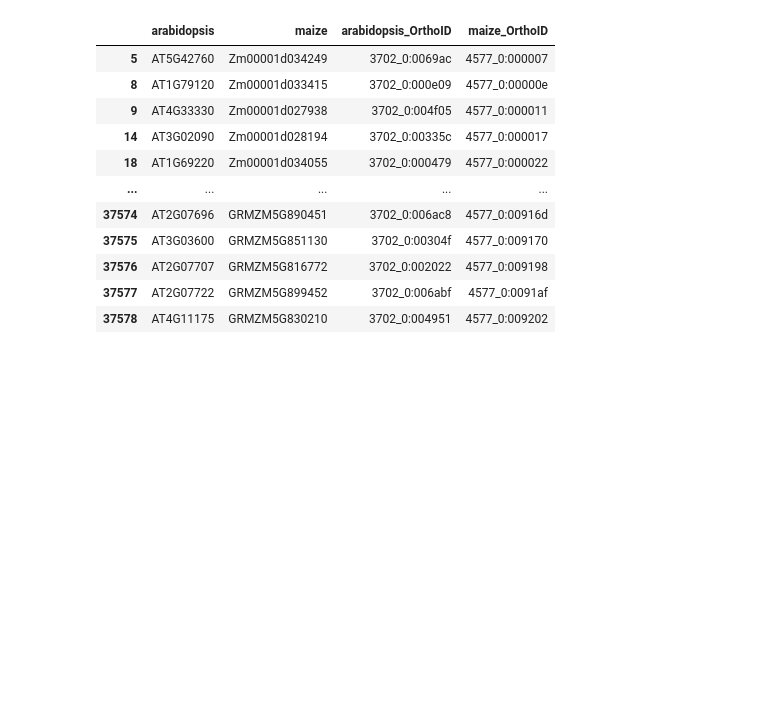
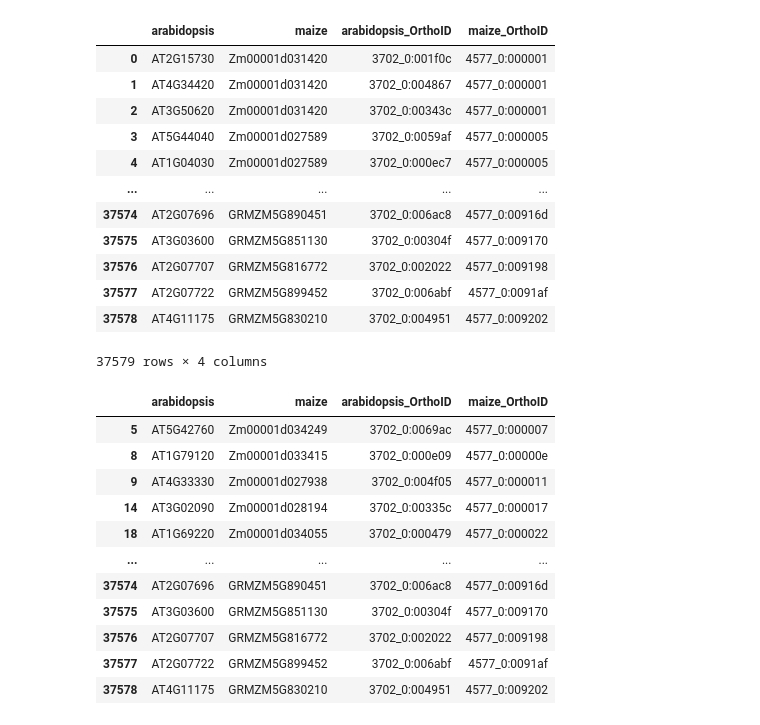
Before and after one commit to mikepassal/Jack_and_Dave_Maize_Meristem, a Jupyter notebook: n_to_m_best_expressalog_picking.ipynb, the cells around one changed output. Saved outputs shown, nothing was run; the diff lists cells and outputs as text; code cells hidden in the pictures; blank space fills up the shorter version.

```diff
--- a/n_to_m_best_expressalog_picking.ipynb
+++ b/n_to_m_best_expressalog_picking.ipynb
@@ -11,6 +11,22 @@ import scipy.stats
 import bottleneck as bn
 # %%
 maize_arab_map = pd.read_csv('/data/CoCoCoNet/orthologMaps/arabidopsis_maize_orthoNM.csv')
+# %%
+maize_arab_map
+# %% [output]
+|  | arabidopsis | maize | arabidopsis_OrthoID | maize_OrthoID |
+| 0 | AT2G15730 | Zm00001d031420 | 3702_0:001f0c | 4577_0:000001 |
+| 1 | AT4G34420 | Zm00001d031420 | 3702_0:004867 | 4577_0:000001 |
+| 2 | AT3G50620 | Zm00001d031420 | 3702_0:00343c | 4577_0:000001 |
+| 3 | AT5G44040 | Zm00001d027589 | 3702_0:0059af | 4577_0:000005 |
+| 4 | AT1G04030 | Zm00001d027589 | 3702_0:000ec7 | 4577_0:000005 |
+| ... | ... | ... | ... | ... |
+| 37574 | AT2G07696 | GRMZM5G890451 | 3702_0:006ac8 | 4577_0:00916d |
+| 37575 | AT3G03600 | GRMZM5G851130 | 3702_0:00304f | 4577_0:009170 |
+| 37576 | AT2G07707 | GRMZM5G816772 | 3702_0:002022 | 4577_0:009198 |
+| 37577 | AT2G07722 | GRMZM5G899452 | 3702_0:006abf | 4577_0:0091af |
+| 37578 | AT4G11175 | GRMZM5G830210 | 3702_0:004951 | 4577_0:009202 |
+37579 rows × 4 columns
 # %%
 maize_arab_map_one_to_one = maize_arab_map.drop_duplicates(subset='arabidopsis', keep= False,)
 maize_arab_map_one_to_one = maize_arab_map_one_to_one.drop_duplicates(subset= 'maize', keep= False)
```
Also changed, not shown: parts of 1 cell of this notebook.
